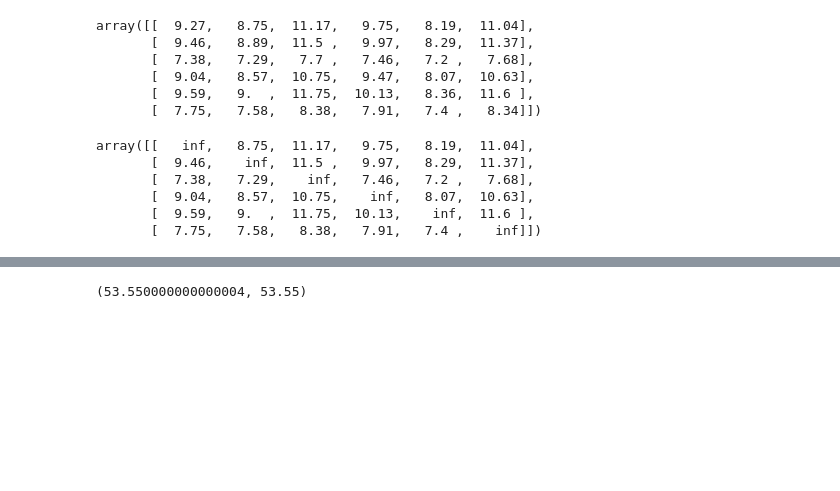
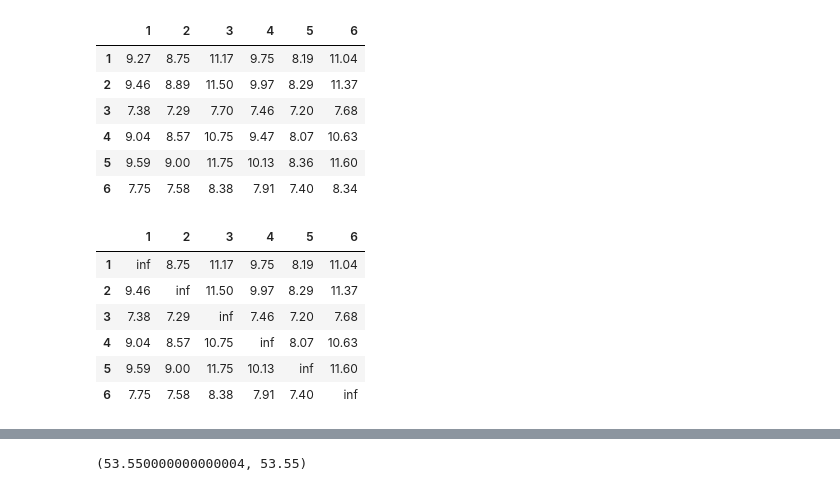
Before and after one commit to RerumNovarum/vsu-games, a Jupyter notebook: travelingsalesmanhelpers.ipynb, the cells around one changed output, grey strips where cells are left out. Saved outputs shown, nothing was run; the diff lists cells and outputs as text; code cells hidden in the pictures; blank space fills up the shorter version.

Commit message:
feat: switch to pandas

```diff
--- a/travelingsalesmanhelpers.ipynb
+++ b/travelingsalesmanhelpers.ipynb
@@ -1,6 +1,7 @@
 # %%
 import itertools
 # %%
-import numpy as np
+import numpy as np, pandas as pd
+pd.options.display.float_format = '{:,.2f}'.format
 # %%
 def heuristic(C):
@@ -29,29 +31,32 @@ def col_transform(C):
 # %%
 N=6
 C = np.array([
     [7+5*np.abs(np.sin(i+1)*np.cos(1+j)) for j in range(N)]
     for i in range(N)
 ])
 C = C.round(2)
+C = pd.DataFrame(C, index=[1+i for i in range(N)], columns=[1+i for i in range(N)])
 C
 # %% [output]
-array([[  9.27,   8.75,  11.17,   9.75,   8.19,  11.04],
-       [  9.46,   8.89,  11.5 ,   9.97,   8.29,  11.37],
-       [  7.38,   7.29,   7.7 ,   7.46,   7.2 ,   7.68],
-       [  9.04,   8.57,  10.75,   9.47,   8.07,  10.63],
-       [  9.59,   9.  ,  11.75,  10.13,   8.36,  11.6 ],
-       [  7.75,   7.58,   8.38,   7.91,   7.4 ,   8.34]])
+|  | 1 | 2 | 3 | 4 | 5 | 6 |
+| 1 | 9.27 | 8.75 | 11.17 | 9.75 | 8.19 | 11.04 |
+| 2 | 9.46 | 8.89 | 11.50 | 9.97 | 8.29 | 11.37 |
+| 3 | 7.38 | 7.29 | 7.70 | 7.46 | 7.20 | 7.68 |
+| 4 | 9.04 | 8.57 | 10.75 | 9.47 | 8.07 | 10.63 |
+| 5 | 9.59 | 9.00 | 11.75 | 10.13 | 8.36 | 11.60 |
+| 6 | 7.75 | 7.58 | 8.38 | 7.91 | 7.40 | 8.34 |
 # %%
 for i in range(N):
-    C[i, i] = np.infty
+    C.loc[1+i, 1+i] = np.infty
 C
 # %% [output]
-array([[   inf,   8.75,  11.17,   9.75,   8.19,  11.04],
-       [  9.46,    inf,  11.5 ,   9.97,   8.29,  11.37],
-       [  7.38,   7.29,    inf,   7.46,   7.2 ,   7.68],
-       [  9.04,   8.57,  10.75,    inf,   8.07,  10.63],
-       [  9.59,   9.  ,  11.75,  10.13,    inf,  11.6 ],
-       [  7.75,   7.58,   8.38,   7.91,   7.4 ,    inf]])
+|  | 1 | 2 | 3 | 4 | 5 | 6 |
+| 1 | inf | 8.75 | 11.17 | 9.75 | 8.19 | 11.04 |
+| 2 | 9.46 | inf | 11.50 | 9.97 | 8.29 | 11.37 |
+| 3 | 7.38 | 7.29 | inf | 7.46 | 7.20 | 7.68 |
+| 4 | 9.04 | 8.57 | 10.75 | inf | 8.07 | 10.63 |
+| 5 | 9.59 | 9.00 | 11.75 | 10.13 | inf | 11.60 |
+| 6 | 7.75 | 7.58 | 8.38 | 7.91 | 7.40 | inf |
 # %%
 C2, C2mr = row_transform(C)
 C2 = C2.round(2)
```
Also changed, not shown: parts of 29 cells of this notebook.
